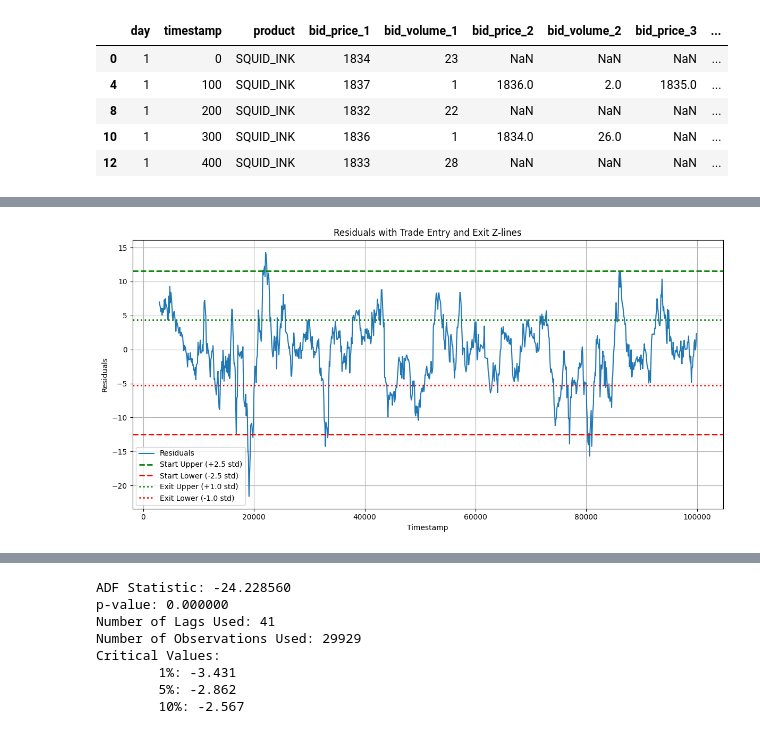
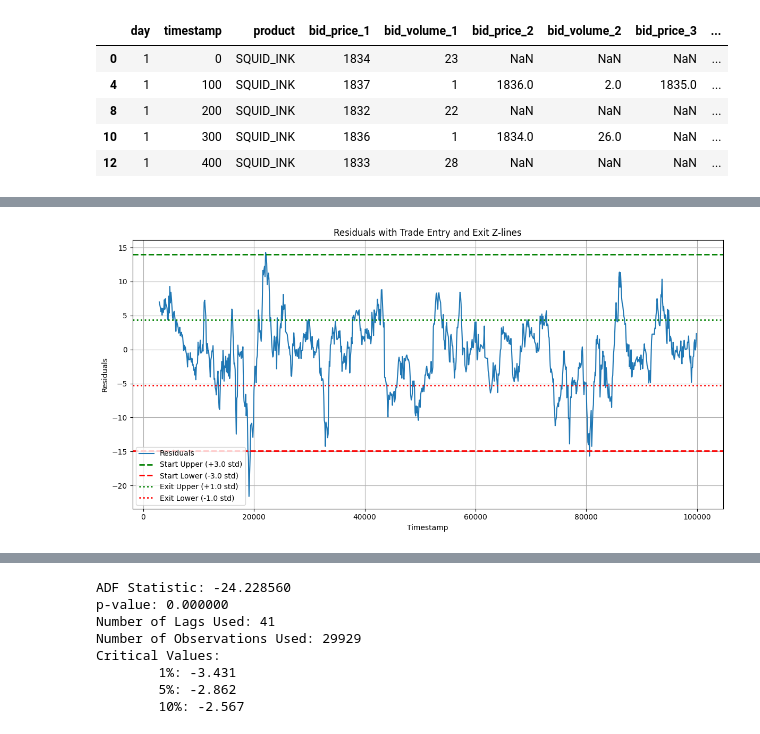
Before and after one commit to UlrichVestuche/IMC-Prosperity-3, a Jupyter notebook: Round_1/Misha/data.ipynb, the cells around one changed output, grey strips where cells are left out. Drawn from its saved outputs; the diff is of its cells as text; code cells hidden in the pictures.

```diff
--- a/Round_1/Misha/data.ipynb
+++ b/Round_1/Misha/data.ipynb
@@ -148,7 +148,7 @@ df_fair.head()
 df_fair['raw_return'] = df_fair['mid_price'].pct_change()
 
 # Calculate realized volatility with a window of 5 ticks.
-window = 10
+window = 500
 df_fair['realized_vol'] = df_fair['raw_return'].rolling(window=window).std()
 
 # Create a figure with two subplots (vertical layout).
@@ -191,7 +191,7 @@ std_res = df_fair['residuals'].std()
 
 # Define two sets of z-score thresholds:
 # Thresholds for starting a trade (entry)
-z_threshold_start = 2.5
+z_threshold_start = 3.0
 # Thresholds for exiting a trade
 z_threshold_exit = 1.0
 
@@ -200,31 +200,31 @@ upper_start = mean_res + z_threshold_start * std_res
 lower_start = mean_res - z_threshold_start * std_res
 
 # Calculate upper and lower lines for trade exit.
 upper_exit = mean_res + z_threshold_exit * std_res
 lower_exit = mean_res - z_threshold_exit * std_res
 
 # Create the plot.
 fig, ax = plt.subplots(figsize=(12, 6))
 
 # Plot the residuals.
 ax.plot(df_fair['timestamp'], df_fair['residuals'], label='Residuals')
 
 # Plot the entry (start) thresholds.
 ax.axhline(upper_start, color='green', linestyle='--', linewidth=2, label=f'Start Upper (+{z_threshold_start} std)')
 ax.axhline(lower_start, color='red', linestyle='--', linewidth=2, label=f'Start Lower (-{z_threshold_start} std)')
 
 # Plot the exit thresholds.
 ax.axhline(upper_exit, color='green', linestyle=':', linewidth=2, label=f'Exit Upper (+{z_threshold_exit} std)')
 ax.axhline(lower_exit, color='red', linestyle=':', linewidth=2, label=f'Exit Lower (-{z_threshold_exit} std)')
 
 # Set labels and title.
 ax.set_xlabel('Timestamp')
 ax.set_ylabel('Residuals')
 ax.set_title('Residuals with Trade Entry and Exit Z-lines')
 ax.legend()
 ax.grid(True)
 
 plt.tight_layout()
 plt.show()
 # %% [output]
-[figure, old version]
+[figure, new version]
```
Also changed, not shown: parts of 5 cells of this notebook, 2 other files.
